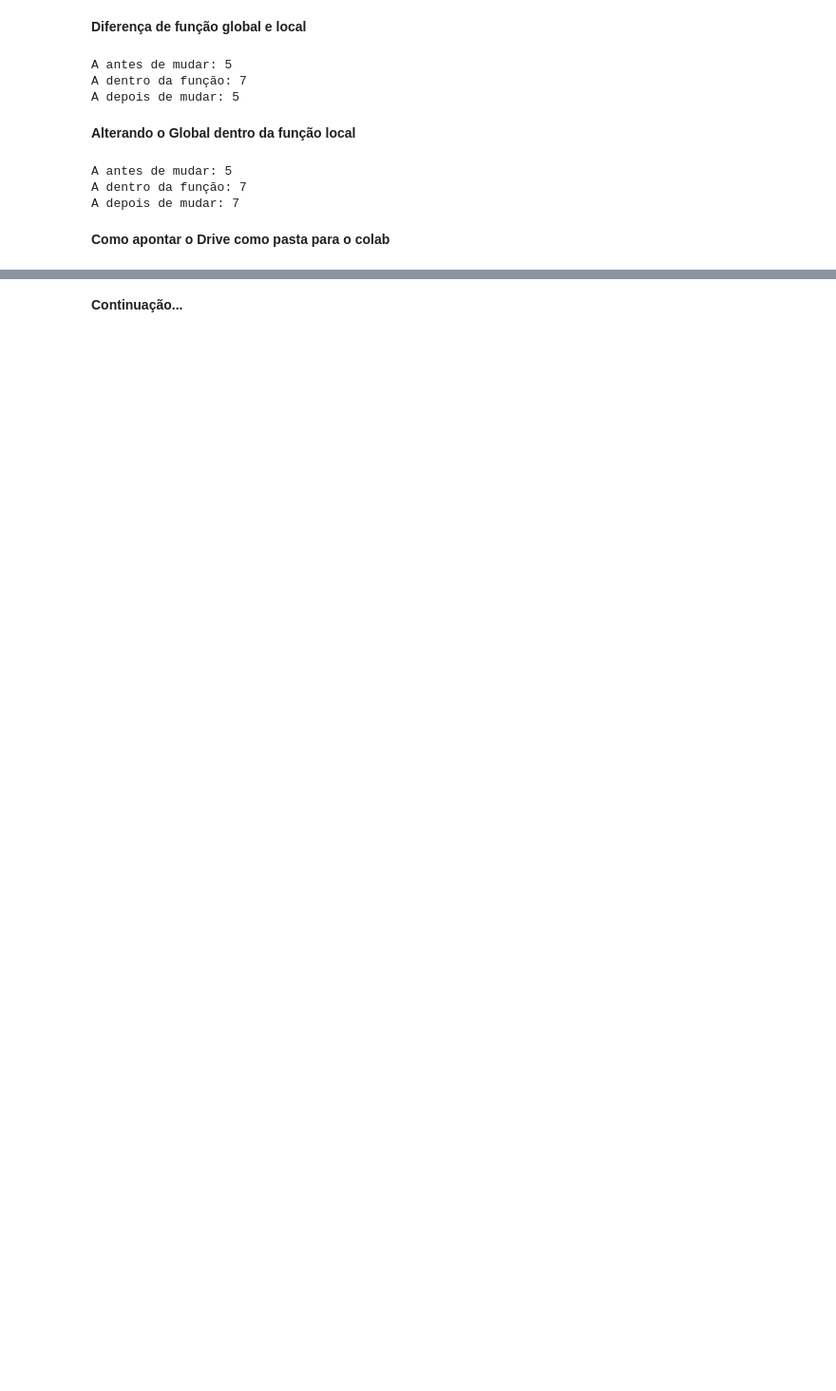
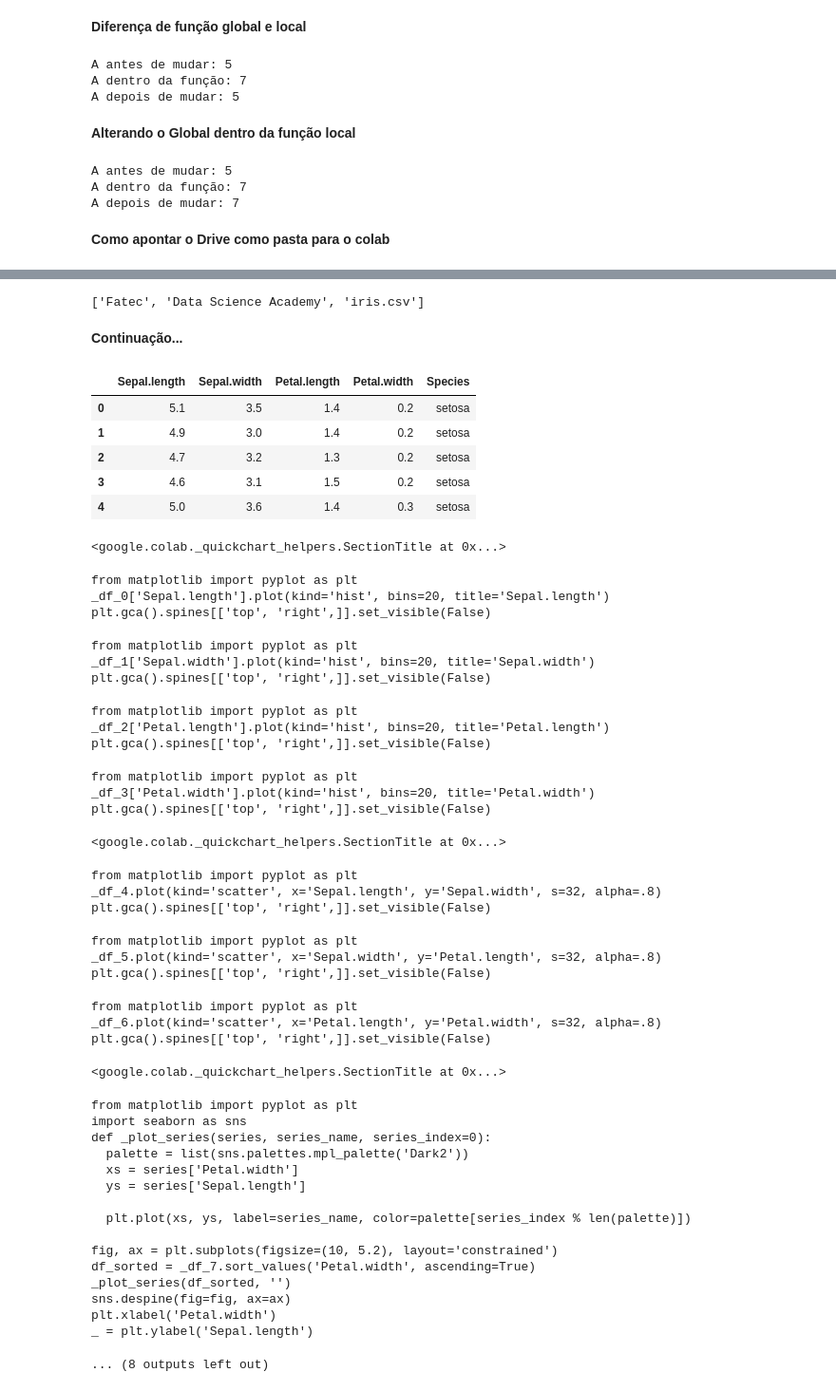
Before and after one commit to emersonaparecidosilva/emersonaparecidosilva, a Jupyter notebook: Anotações_11052024.ipynb, the cells around one changed output, grey strips where cells are left out. Shown at 95% size. Cells and saved outputs as stored; diff of their text form; code cells hidden in the pictures; blank space fills up the shorter version.

```diff
--- a/Anotações_11052024.ipynb
+++ b/Anotações_11052024.ipynb
@@ -49,3 +49,13 @@ Mounted at /content/drive
+# %%
+#Como descobrir o que tem na pasta do Drive
+import os
+
+caminho = "/content/drive/My Drive/Colab Notebooks/" # Substitua pelo valor real do seu Path
+arquivos = os.listdir(caminho)
+
+print(arquivos)
+# %% [output]
+['Fatec', 'Data Science Academy', 'iris.csv']
 # %% [markdown]
 **Continuação...**
 # %%
@@ -52,0 +66,49 @@ Path = "/content/drive/My Drive/Colab Notebooks"
+# %%
+dataframe.head()
+# %% [output]
+|  | Sepal.length | Sepal.width | Petal.length | Petal.width | Species |
+| 0 | 5.1 | 3.5 | 1.4 | 0.2 | setosa |
+| 1 | 4.9 | 3.0 | 1.4 | 0.2 | setosa |
+| 2 | 4.7 | 3.2 | 1.3 | 0.2 | setosa |
+| 3 | 4.6 | 3.1 | 1.5 | 0.2 | setosa |
+| 4 | 5.0 | 3.6 | 1.4 | 0.3 | setosa |
+<google.colab._quickchart_helpers.SectionTitle at 0x...>
+from matplotlib import pyplot as plt
+_df_0['Sepal.length'].plot(kind='hist', bins=20, title='Sepal.length')
+plt.gca().spines[['top', 'right',]].set_visible(False)
+from matplotlib import pyplot as plt
+_df_1['Sepal.width'].plot(kind='hist', bins=20, title='Sepal.width')
+plt.gca().spines[['top', 'right',]].set_visible(False)
+from matplotlib import pyplot as plt
+_df_2['Petal.length'].plot(kind='hist', bins=20, title='Petal.length')
+plt.gca().spines[['top', 'right',]].set_visible(False)
+from matplotlib import pyplot as plt
+_df_3['Petal.width'].plot(kind='hist', bins=20, title='Petal.width')
+plt.gca().spines[['top', 'right',]].set_visible(False)
+<google.colab._quickchart_helpers.SectionTitle at 0x...>
+from matplotlib import pyplot as plt
+_df_4.plot(kind='scatter', x='Sepal.length', y='Sepal.width', s=32, alpha=.8)
+plt.gca().spines[['top', 'right',]].set_visible(False)
+from matplotlib import pyplot as plt
+_df_5.plot(kind='scatter', x='Sepal.width', y='Petal.length', s=32, alpha=.8)
+plt.gca().spines[['top', 'right',]].set_visible(False)
+from matplotlib import pyplot as plt
+_df_6.plot(kind='scatter', x='Petal.length', y='Petal.width', s=32, alpha=.8)
+plt.gca().spines[['top', 'right',]].set_visible(False)
+<google.colab._quickchart_helpers.SectionTitle at 0x...>
+from matplotlib import pyplot as plt
+import seaborn as sns
+def _plot_series(series, series_name, series_index=0):
+  palette = list(sns.palettes.mpl_palette('Dark2'))
+  xs = series['Petal.width']
+  ys = series['Sepal.length']
+
+  plt.plot(xs, ys, label=series_name, color=palette[series_index % len(palette)])
+
+fig, ax = plt.subplots(figsize=(10, 5.2), layout='constrained')
+df_sorted = _df_7.sort_values('Petal.width', ascending=True)
+_plot_series(df_sorted, '')
+sns.despine(fig=fig, ax=ax)
+plt.xlabel('Petal.width')
+_ = plt.ylabel('Sepal.length')
+... (8 outputs left out)
```
Also changed, not shown: parts of 9 cells of this notebook.
